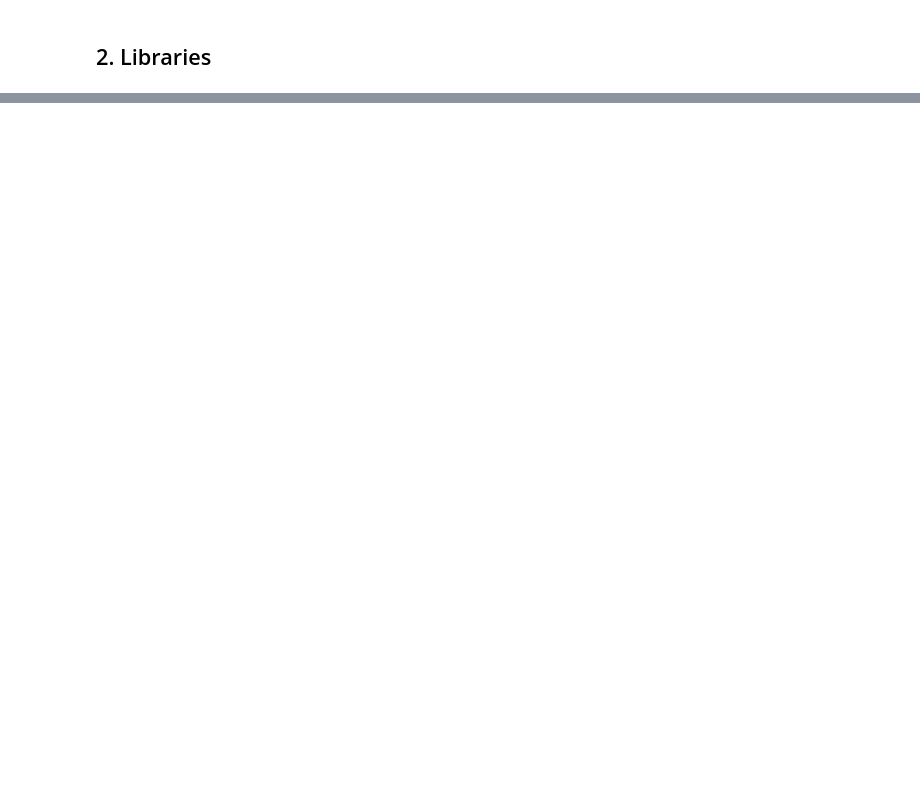
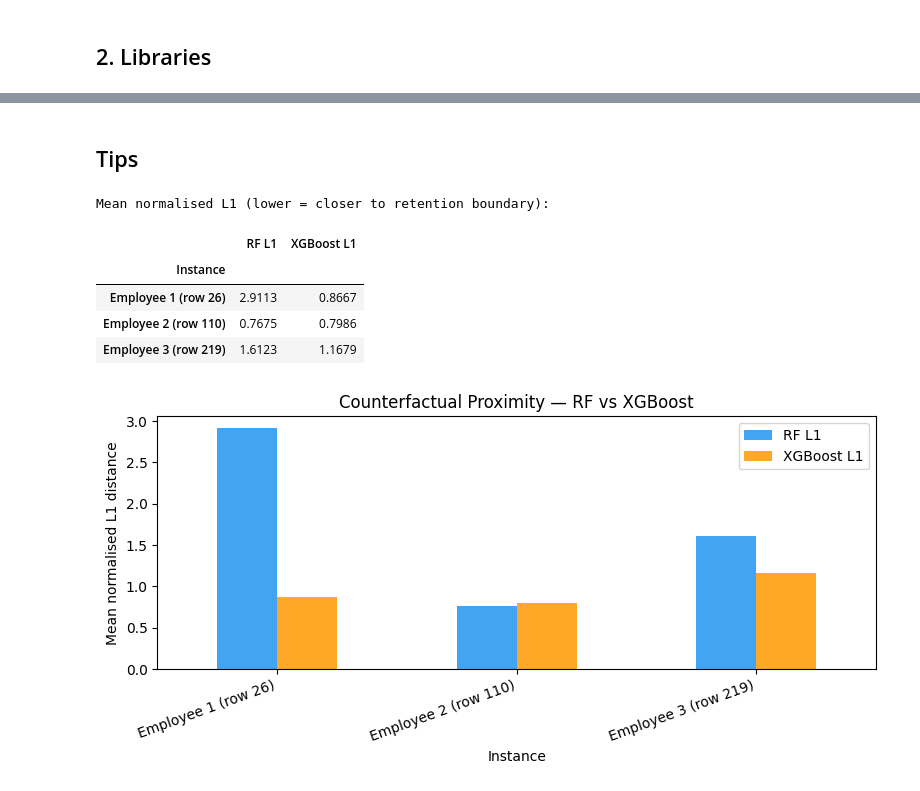
Before and after one commit to francescagrasso02/infoh512-project, a Jupyter notebook: notebooks/3.DiCE.ipynb, the cells around one changed output, grey strips where cells are left out. Saved outputs shown, nothing was run; the diff lists cells and outputs as text; code cells hidden in the pictures; blank space fills up the shorter version.

```diff
--- a/notebooks/3.DiCE.ipynb
+++ b/notebooks/3.DiCE.ipynb
@@ -41,0 +779,47 @@ print(f'  dice-ml version: {dice_ml.__version__}')
+# %% [markdown]
+## Tips
+# %%
+feat_range = (df_train[feature_names].max() - df_train[feature_names].min()).replace(0, 1)
+
+
+def mean_l1(q_row, cf_df, feat_range):
+    if cf_df is None or cf_df.empty:
+        return float('nan')
+    dists = []
+    for _, cf_row in cf_df.iterrows():
+        d = sum(
+            abs(float(q_row[f]) - float(cf_row[f])) / feat_range[f]
+            if str(q_row[f]) != str(cf_row[f]) else 0
+            for f in feature_names
+        )
+        dists.append(d)
+    return sum(dists) / len(dists)
+
+
+records = [
+    {
+        'Instance':   f'Employee {i+1} (row {selected_idx[i]})',
+        'RF L1':      round(mean_l1(query_decoded.iloc[i], rf_cfs[i],  feat_range), 4),
+        'XGBoost L1': round(mean_l1(query_decoded.iloc[i], xgb_cfs[i], feat_range), 4),
+    }
+    for i in range(len(query_instances))
+]
+
+dist_df = pd.DataFrame(records).set_index('Instance')
+print('Mean normalised L1 (lower = closer to retention boundary):')
+display(dist_df)
+
+ax = dist_df.plot(kind='bar', figsize=(8, 4), color=['#2196F3', '#FF9800'], alpha=0.85)
+ax.set_ylabel('Mean normalised L1 distance')
+ax.set_title('Counterfactual Proximity — RF vs XGBoost')
+ax.set_xticklabels(dist_df.index, rotation=20, ha='right')
+plt.tight_layout()
+plt.show()
+# %% [output]
+Mean normalised L1 (lower = closer to retention boundary):
+|  | RF L1 | XGBoost L1 |
+| Instance |  |  |
+| Employee 1 (row 26) | 2.9113 | 0.8667 |
+| Employee 2 (row 110) | 0.7675 | 0.7986 |
+| Employee 3 (row 219) | 1.6123 | 1.1679 |
+[figure, added]
```
Also changed, not shown: parts of 27 cells of this notebook.
